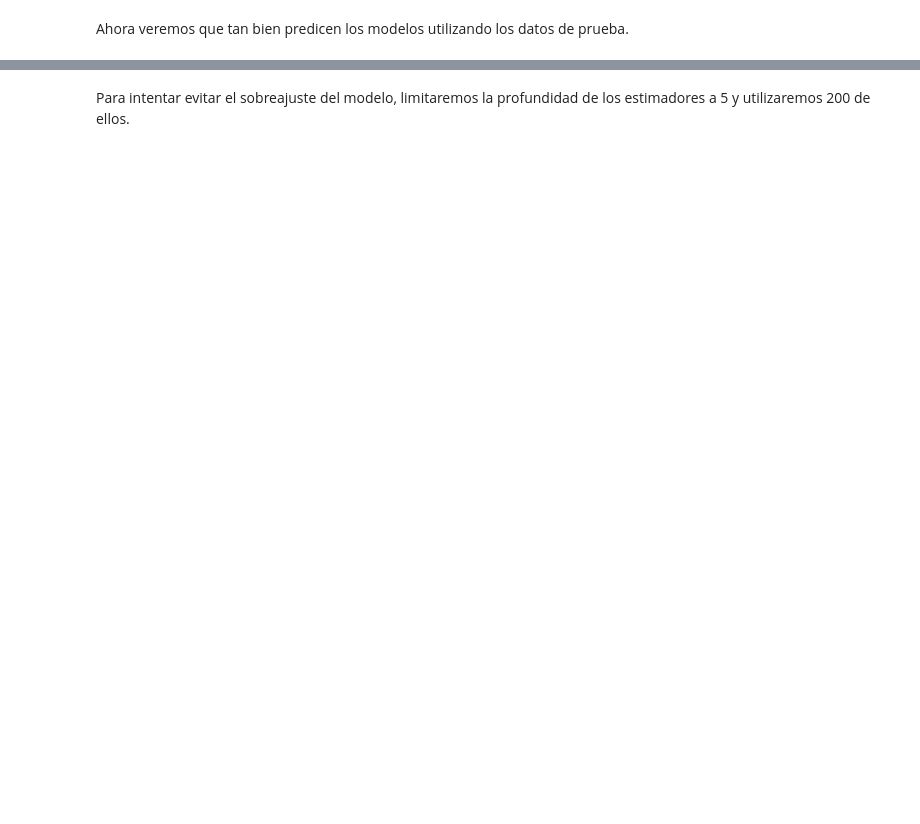
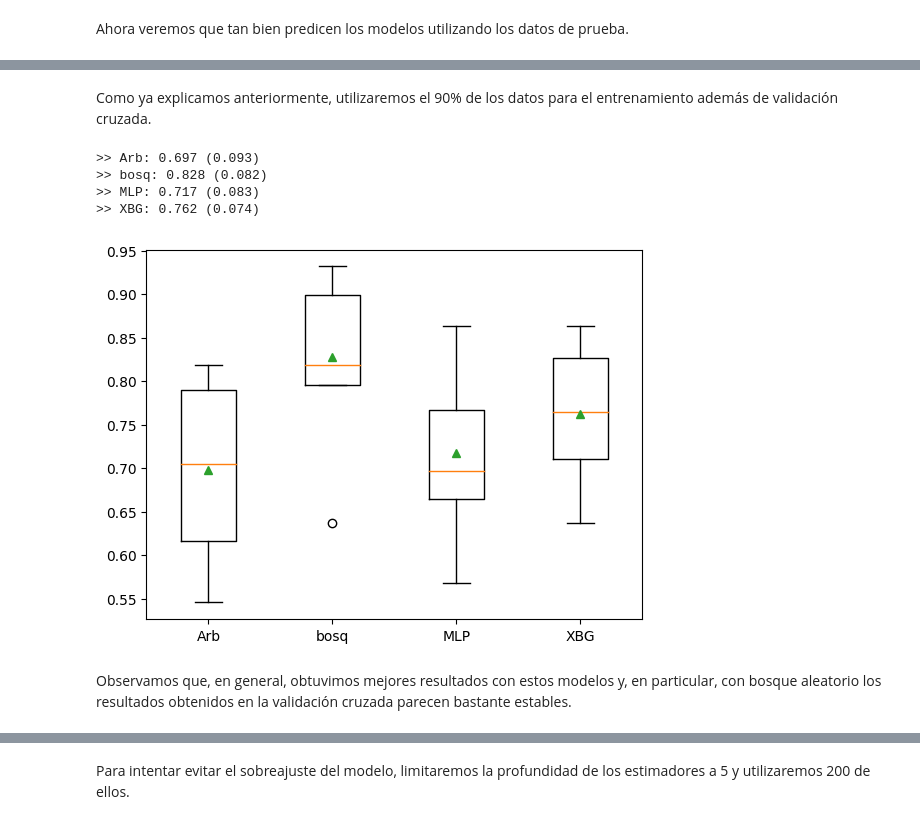
Before and after one commit to daniela-estevez/ProyectoIntegrador, a Jupyter notebook: Avance3_13Equipo.ipynb, the cells around one changed output, grey strips where cells are left out. Cells and saved outputs as stored; diff of their text form; code cells hidden in the pictures; blank space fills up the shorter version.

```diff
--- a/Avance3_13Equipo.ipynb
+++ b/Avance3_13Equipo.ipynb
@@ -687,0 +683,21 @@ Ahora, nos enfocamos solo en los 3 modelos que obtuvieron un mejor equilibrio en
+# %%
+def lista_modelos2():
+    modelos = list()
+    nombres = list()
+
+    #para árboles de decisión
+    modelos.append(DecisionTreeClassifier(random_state = 0))
+    nombres.append("Arb")
+
+    #Bosques aleatorios
+    modelos.append(RandomForestClassifier(random_state = 0))
+    nombres.append("bosq")
+
+    #Red Neuronal Artificial (Perceptrón Lineal Multicapa)
+    modelos.append(MLPClassifier(hidden_layer_sizes=(30,), max_iter=3000, random_state = 0))
+    nombres.append('MLP')
+
+    modelos.append(XGBClassifier(random_state = 0))
+    nombres.append("XBG")
+
+    return modelos, nombres
@@ -687,0 +708,2 @@ Ahora, nos enfocamos solo en los 3 modelos que obtuvieron un mejor equilibrio en
+# %% [markdown]
+Como ya explicamos anteriormente, utilizaremos el 90% de los datos para el entrenamiento además de validación cruzada.
@@ -687,0 +712,21 @@ Ahora, nos enfocamos solo en los 3 modelos que obtuvieron un mejor equilibrio en
+# %%
+modelos, nombres = lista_modelos2()
+resultados = list()
+
+for i in range(len(modelos)):
+    cv = RepeatedStratifiedKFold(n_splits=5, n_repeats=2, random_state=0)
+    scores = cross_val_score(modelos[i], Xtv2, np.ravel(ytv2), scoring='recall', cv=cv)
+    resultados.append(scores)
+    print('>> %s: %.3f (%.3f)' % (nombres[i], np.mean(scores), np.std(scores)))
+# %% [output]
+>> Arb: 0.697 (0.093)
+>> bosq: 0.828 (0.082)
+>> MLP: 0.717 (0.083)
+>> XBG: 0.762 (0.074)
+# %%
+plt.boxplot(resultados, labels = nombres, showmeans = True)
+plt.show()
+# %% [output]
+[figure, added]
+# %% [markdown]
+Observamos que, en general, obtuvimos mejores resultados con estos modelos y, en particular, con bosque aleatorio los resultados obtenidos en la validación cruzada parecen bastante estables.
```
Also changed, not shown: parts of 55 cells of this notebook.
